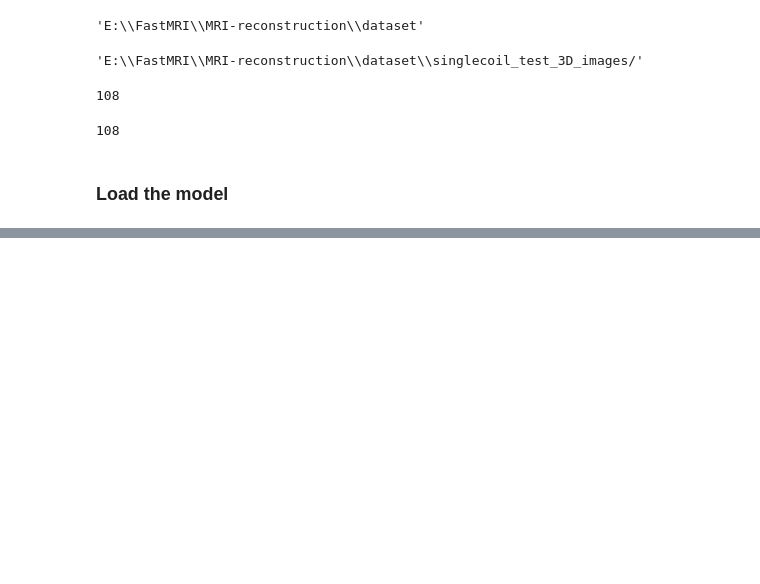
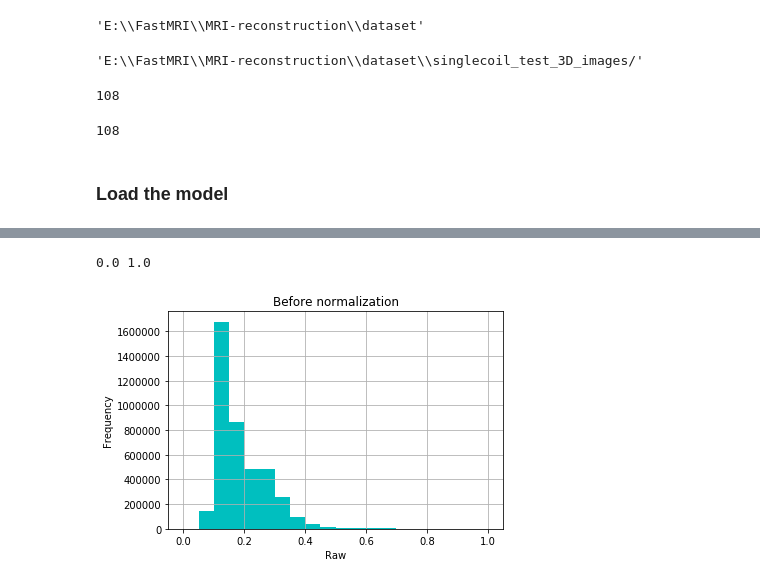
Before and after one commit to hasibzunair/res-unet-fastmri, a Jupyter notebook: inference_cyclegan.ipynb, the cells around one changed output, grey strips where cells are left out. Saved outputs shown, nothing was run; the diff lists cells and outputs as text; code cells hidden in the pictures; blank space fills up the shorter version.

```diff
--- a/inference_cyclegan.ipynb
+++ b/inference_cyclegan.ipynb
@@ -106,3 +141,15 @@ out_3d.shape
+# %%
+img_flat =out_3d.flatten()
+print(min(img_flat), max(img_flat))
+plt.hist(img_flat, bins=20, color='c')
+plt.title("Before normalization")
+plt.xlabel("Raw")
+plt.grid(True)
+plt.ylabel("Frequency")
+plt.show()
+# %% [output]
+0.0 1.0
+[figure, added]
 # %%
 fname[-18:-4]+".h5"
 # %% [output]
```
Also changed, not shown: parts of 15 cells of this notebook, 11 other files.
